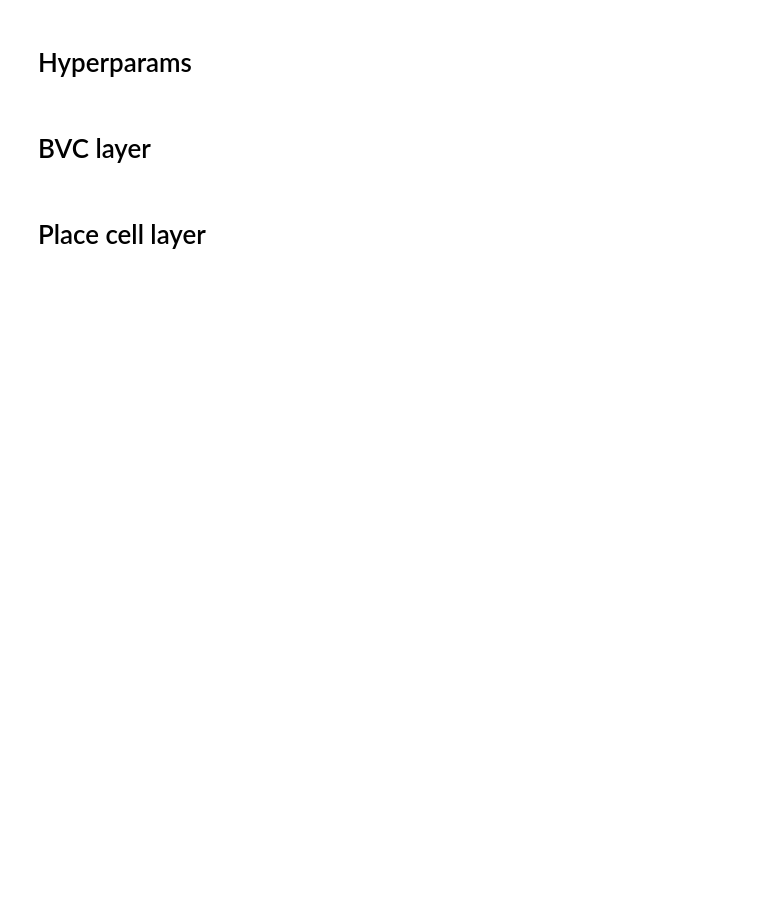
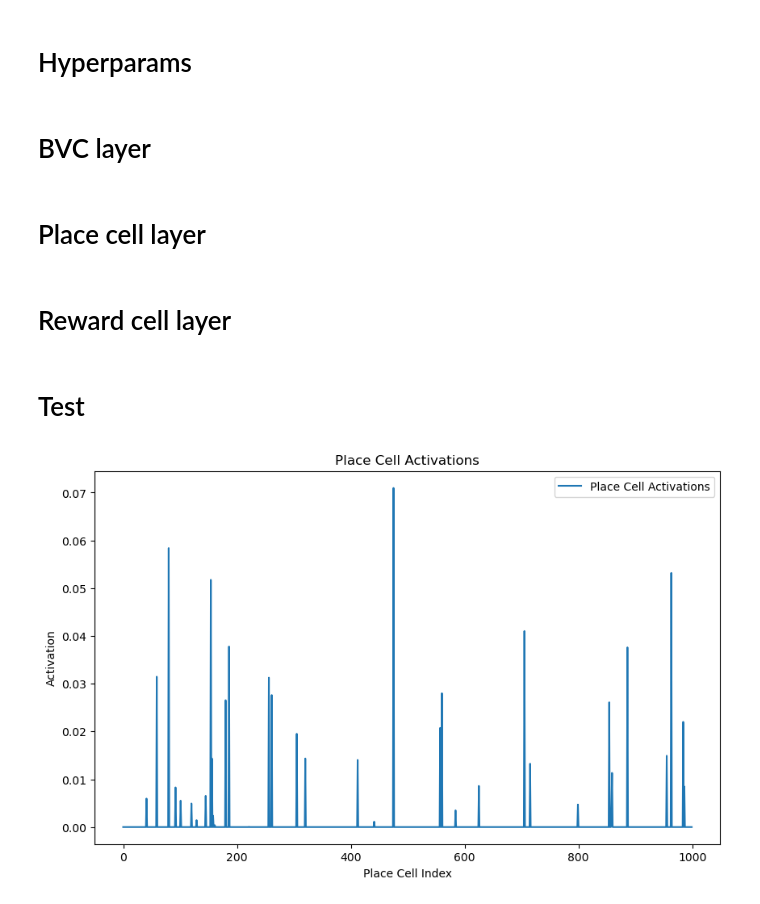
Before and after one commit to bduke13/AlabiHippocampalModel, a Jupyter notebook: networks.ipynb, the cells around one changed output. Saved outputs shown, nothing was run; the diff lists cells and outputs as text; code cells hidden in the pictures; blank space fills up the shorter version.

```diff
--- a/networks.ipynb
+++ b/networks.ipynb
@@ -172,7 +171,7 @@ class PlaceCellLayer(): # Called continuously during explore loop in driver.py
 
         # Compute the input to place cells by taking the dot product of the input weights and BVC activations
         # Shape: (num_place_cells,)
-        place_cell_input = tf.tensordot(self.input_weights, self.bvc_activations, 1) - 0.3 * tf.reduce_sum(self.bvc_activations)
+        place_cell_input = tf.tensordot(self.w_in, self.bvc_activations, 1) - 0.3 * tf.reduce_sum(self.bvc_activations)
 
         # Update the activation variable `activation_update` with the new input, applying a scaling factor and considering previous activations
         # Shape: (num_place_cells,)
@@ -208,9 +207,9 @@ class PlaceCellLayer(): # Called continuously during explore loop in driver.py
             # Shape: (num_place_cells, num_bvc)
             weight_update = self.tau * (
                 self.place_cell_activations[:, np.newaxis] * (self.bvc_activations[np.newaxis, :] -
-                1 / np.sqrt(0.5) * self.place_cell_activations[:, np.newaxis] * self.input_weights)
+                1 / np.sqrt(0.5) * self.place_cell_activations[:, np.newaxis] * self.w_in)
             )
-            self.input_weights.assign_add(weight_update)
+            self.w_in.assign_add(weight_update)
 
     def pcn_exploit(self, direction, num_steps=1):
         '''
@@ -270,3 +269,5 @@ class PlaceCellLayer(): # Called continuously during explore loop in driver.py
         The activation value of the place cell at the specified index.
         '''
         return self.place_cell_activations[index]
+# %% [markdown]
+# Reward cell layer
@@ -272,0 +353,31 @@ class PlaceCellLayer(): # Called continuously during explore loop in driver.py
+# %% [markdown]
+# Test
+# %%
+# Assume PlaceCellLayer and bvcLayer classes are already defined as per your provided code
+
+# Initialize the model
+place_cell_layer = PlaceCellLayer(num_pc=1000, input_dim=720, timestep=32*3, max_dist=12, n_hd=8)
+
+# Simulate some input data
+# Simulated distances (e.g., from RPLidar)
+simulated_distances = np.linspace(0, 12, 720)  # 720-point array from 0 to 12 meters
+
+# Simulated angles (0 to 2*pi radians)
+simulated_angles = np.linspace(0, 2 * np.pi, 720)
+
+# Simulated head direction vector
+simulated_hdv = np.ones(8)  # Assume uniform head direction vector for simplicity
+
+# Run the model
+place_cell_layer([simulated_distances, simulated_angles], simulated_hdv)
+
+# Plot the activations of the place cells
+plt.figure(figsize=(10, 6))
+plt.plot(place_cell_layer.place_cell_activations.numpy(), label="Place Cell Activations")
+plt.title("Place Cell Activations")
+plt.xlabel("Place Cell Index")
+plt.ylabel("Activation")
+plt.legend()
+plt.show()
+# %% [output]
+[figure, added]
```
Also changed, not shown: parts of 3 cells of this notebook, 2 other files.
